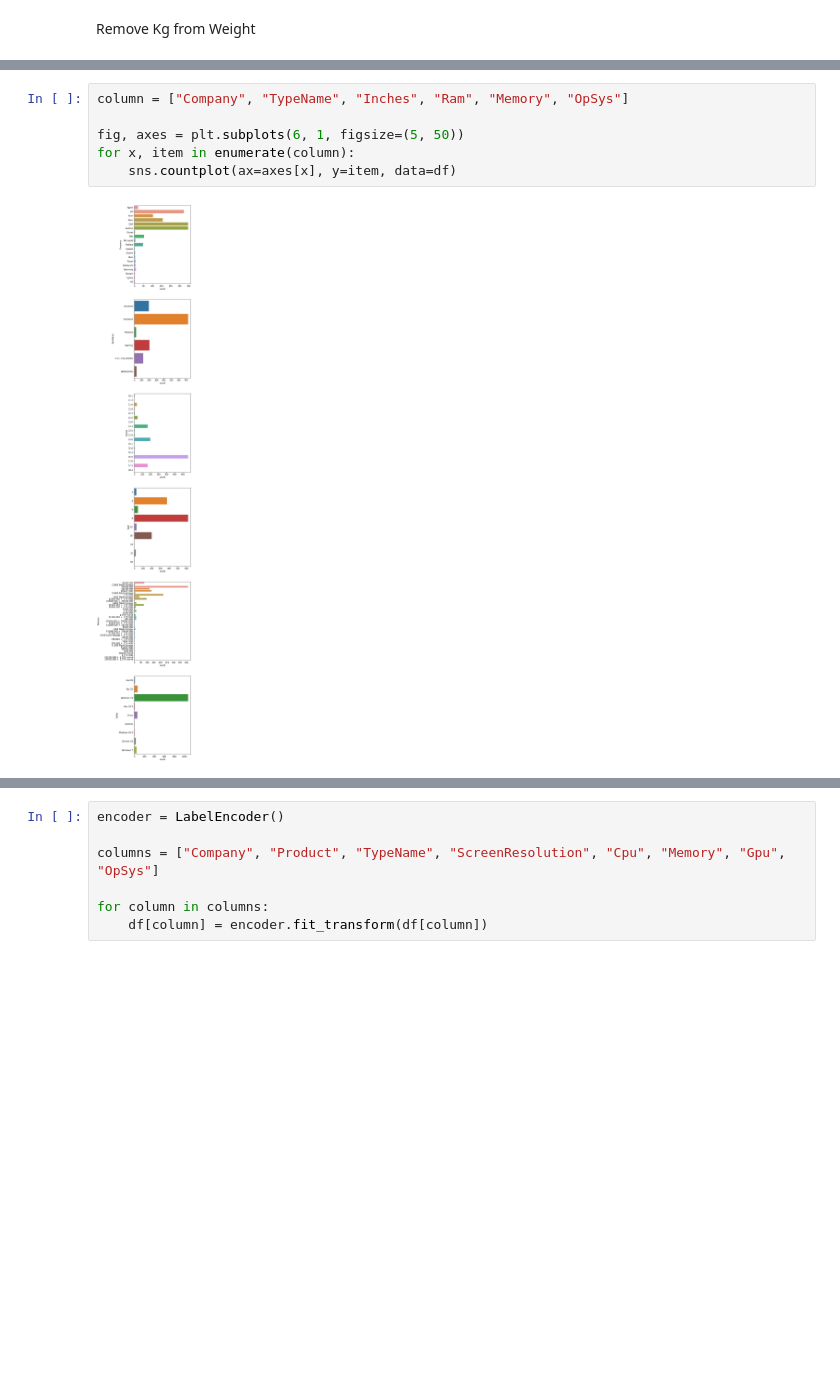
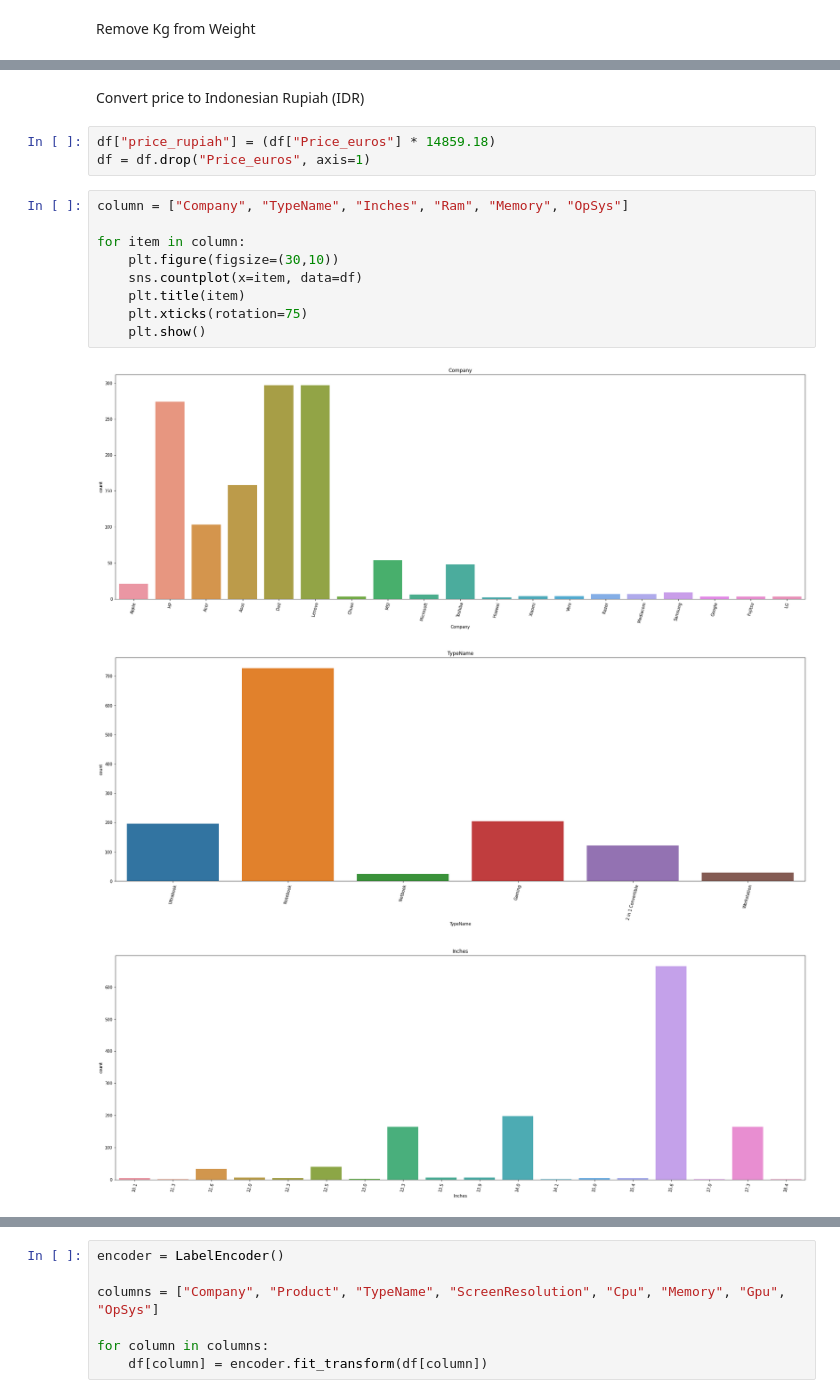
Before and after one commit to trizkynoviandy/laptop-price-prediction, a Jupyter notebook: laptop_price_prediction.ipynb, the cells around one changed output, grey strips where cells are left out. Drawn from its saved outputs; the diff is of its cells as text; blank space fills up the shorter version.

```diff
--- a/laptop_price_prediction.ipynb
+++ b/laptop_price_prediction.ipynb
@@ -84,8 +71,18 @@ plt.show()
+# %% [markdown]
+Convert price to Indonesian Rupiah (IDR)
+# %%
+df["price_rupiah"] = (df["Price_euros"] * 14859.18)
+df = df.drop("Price_euros", axis=1)
 # %%
 column = ["Company", "TypeName", "Inches", "Ram", "Memory", "OpSys"]
 
-fig, axes = plt.subplots(6, 1, figsize=(5, 50))
-for x, item in enumerate(column):
-    sns.countplot(ax=axes[x], y=item, data=df)
+for item in column:
+    plt.figure(figsize=(30,10))
+    sns.countplot(x=item, data=df)
+    plt.title(item)
+    plt.xticks(rotation=75)
+    plt.show()
 # %% [output]
-[figure, old version]
+[figure, new version]
+[figure, added]
+[figure, added]
```
Also changed, not shown: parts of 10 cells of this notebook.
